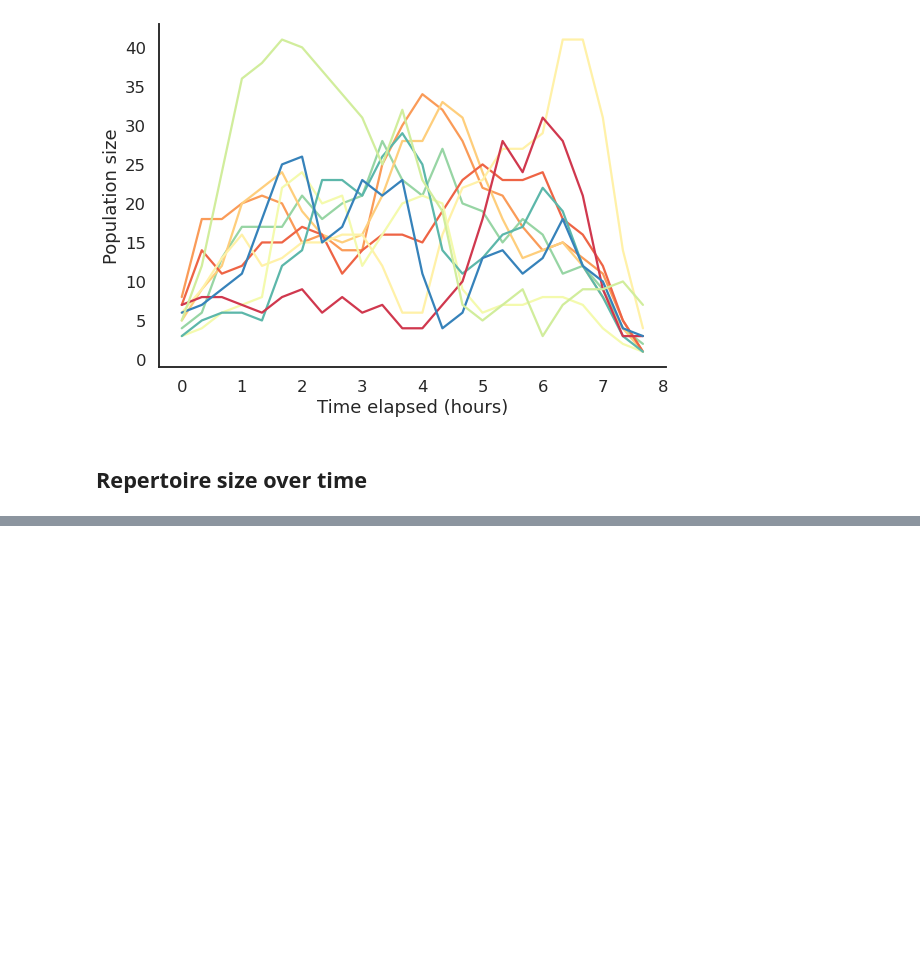
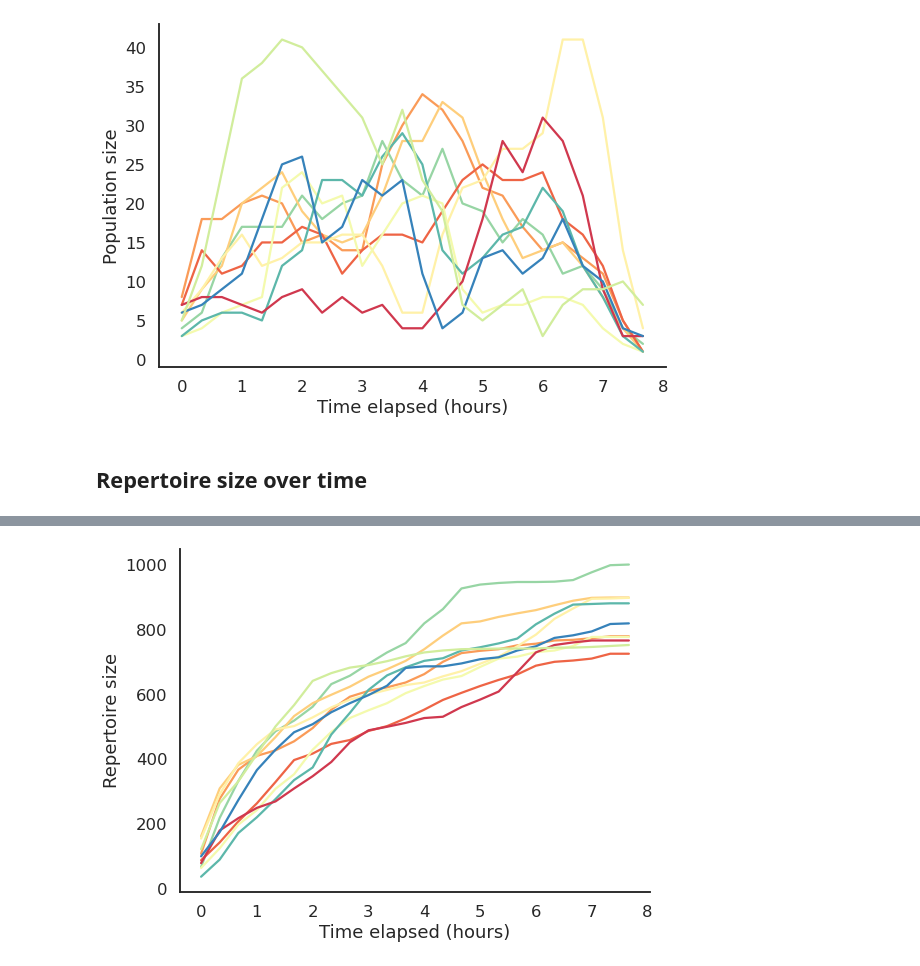
Before and after one commit to nataliavelez/OneHourOneLife, a Jupyter notebook: 5_longitudinal/5_2_repertoire_inputs.ipynb, the cells around one changed output, grey strips where cells are left out. Saved outputs shown, nothing was run; the diff lists cells and outputs as text; code cells hidden in the pictures; blank space fills up the shorter version.

```diff
--- a/5_longitudinal/5_2_repertoire_inputs.ipynb
+++ b/5_longitudinal/5_2_repertoire_inputs.ipynb
@@ -246,0 +277,20 @@ g._legend.remove()
+# %%
+epoch_list = []
+for _,row in middle_df.iterrows():
+    # row = middle_df.iloc[0]
+    fam = middle_discoveries[middle_discoveries['family'] == row['family']].copy()
+    t = list(row['tpoints'])
+    invention_counter = 0
+
+    for idx,tstart in enumerate(t[:-1]):
+        tend = t[idx+1]
+
+        invented = np.sum((fam['t_epoch'] >= tstart) & (fam['t_epoch'] < tend))
+        invention_counter += invented
+
+        epoch_list.append((row['family'], idx, tstart, tend, invented, invention_counter))
+
+epoch_discoveries = pd.DataFrame(epoch_list, columns=['family', 'epoch', 'start', 'end',
+                                                      'delta_repertoire', 'repertoire_size'])
+epoch_discoveries['t_elapsed'] = epoch_discoveries['epoch']*1/3
+epoch_discoveries.head()
@@ -246,0 +304,7 @@ g._legend.remove()
+# %%
+g = sns.relplot(data=epoch_discoveries, x='t_elapsed', y='repertoire_size', hue='family', kind='line',
+                 height=6, aspect=1.5, palette=middle_pal)
+g.set(xlabel = 'Time elapsed (hours)', ylabel = 'Repertoire size')
+g._legend.remove()
+# %% [output]
+[figure, added]
```
Also changed, not shown: parts of 10 cells of this notebook, 3 other files.
